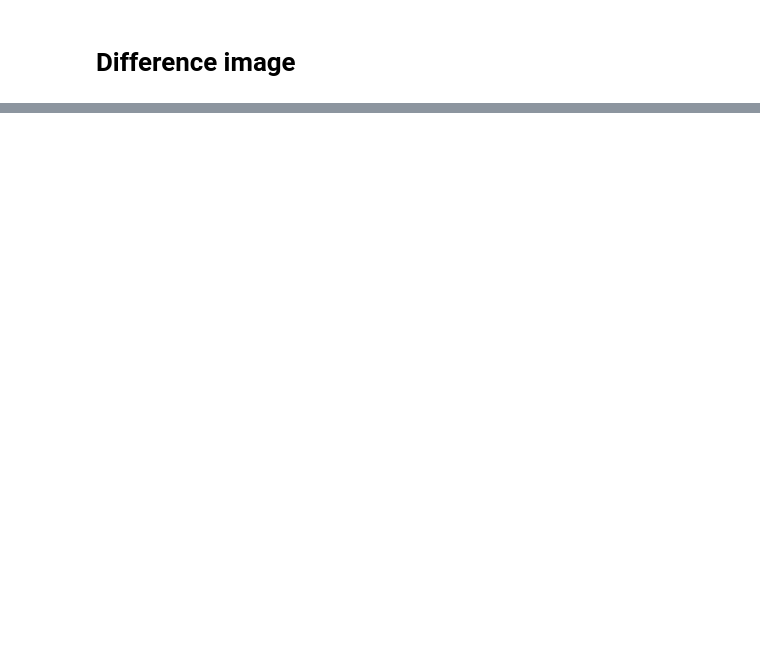
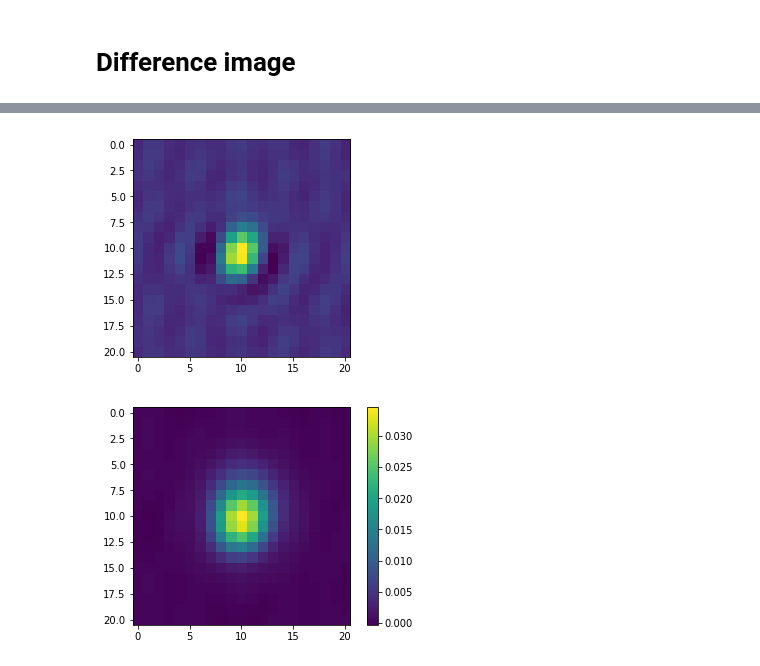
Before and after one commit to rodrigcd/thesis_plots, a Jupyter notebook: Chapter_2_astronomy.ipynb, the cells around one changed output, grey strips where cells are left out. Saved outputs shown, nothing was run; the diff lists cells and outputs as text; code cells hidden in the pictures; blank space fills up the shorter version.

```diff
--- a/Chapter_2_astronomy.ipynb
+++ b/Chapter_2_astronomy.ipynb
@@ -280,0 +339,16 @@ kernel = create_matching_kernel(g1, g2)
+# %%
+g1 = stamps["psfs"][..., 0]
+g2 = stamps["psfs"][..., 1]
+window = TopHatWindow(0.5)
+kernel = create_matching_kernel(g2, g1, window=window)
+kernel /= kernel.sum()
+plt.imshow(kernel)
+plt.show()
+
+g2_new = convolve(g2, kernel)
+plt.imshow(g2_new)
+plt.colorbar()
+plt.show()
+# %% [output]
+[figure, added]
+[figure, added]
```
Also changed, not shown: parts of 12 cells of this notebook, 4 other files.
